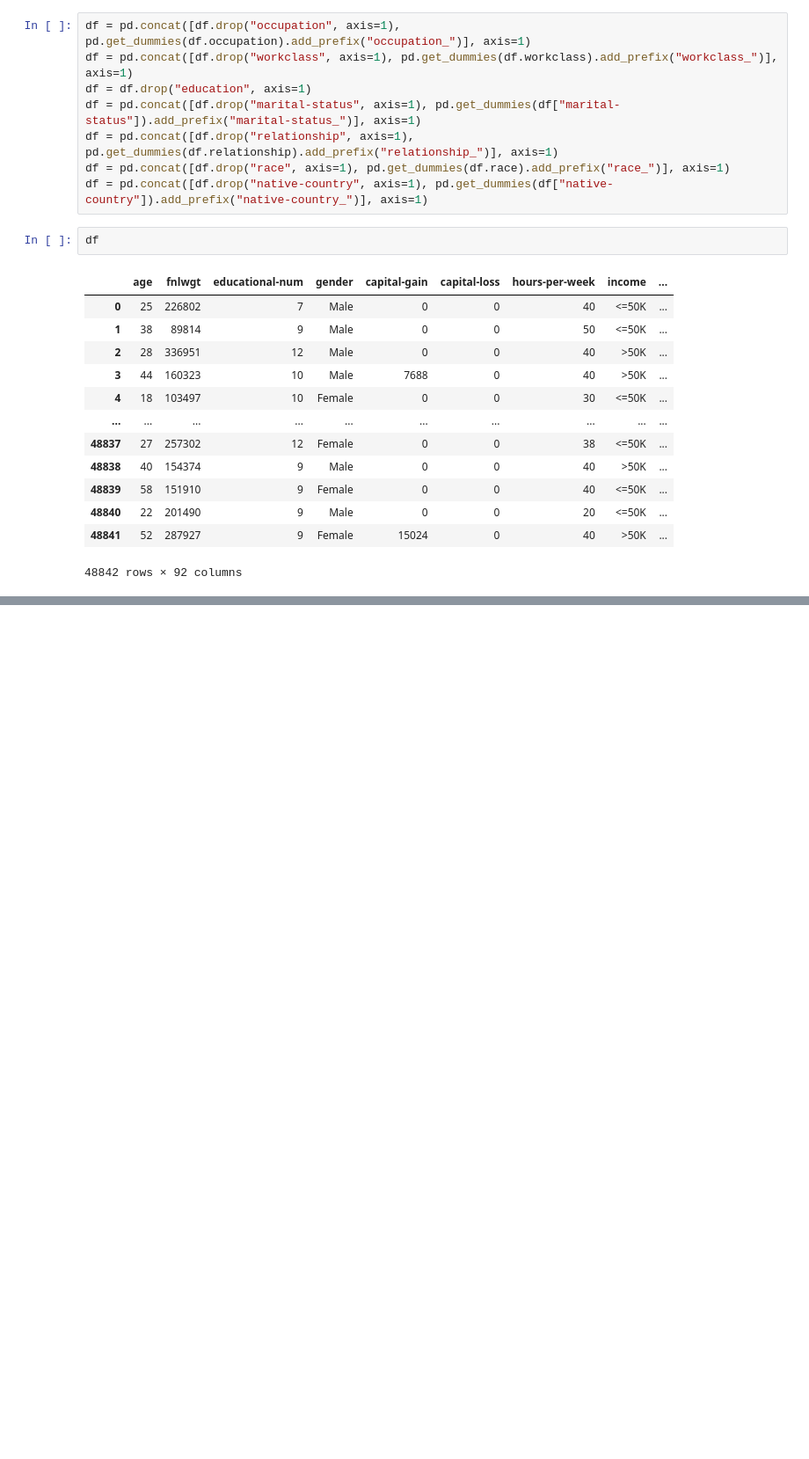
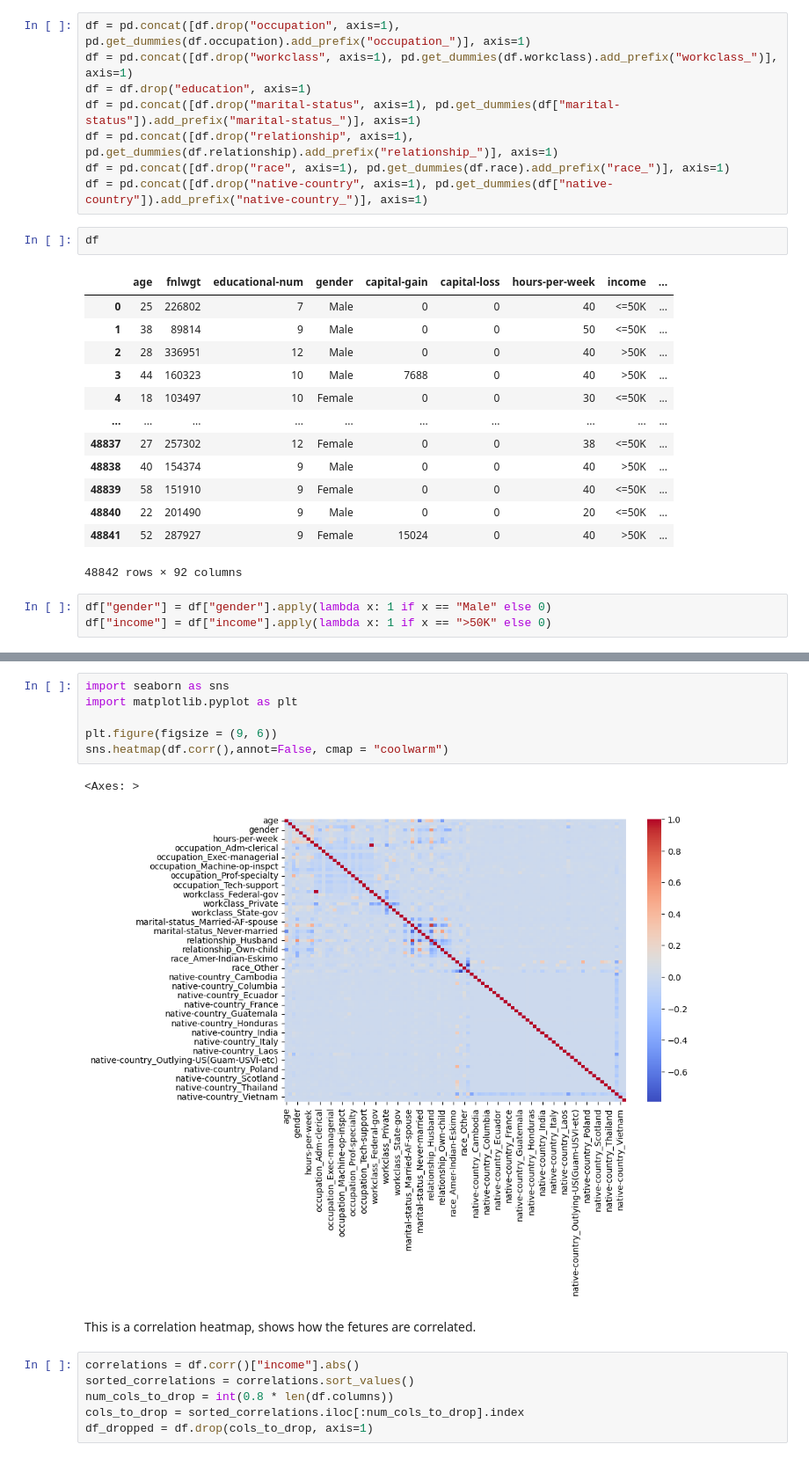
Before and after one commit to RosslanKoulli/Individuals-Income-Predictor, a Jupyter notebook: MachineLearningProject.ipynb, the cells around one changed output, grey strips where cells are left out. Shown: that part at 88% size. Drawn from its saved outputs; the diff is of its cells as text; blank space fills up the shorter version.

Commit message:
Correlation tuning

```diff
--- a/MachineLearningProject.ipynb
+++ b/MachineLearningProject.ipynb
@@ -112,3 +112,6 @@ df
 | 48840 | 22 | 201490 | 9 | Male | 0 | 0 | 20 | <=50K | ... |
 | 48841 | 52 | 287927 | 9 | Female | 15024 | 0 | 40 | >50K | ... |
 48842 rows × 92 columns
+# %%
+df["gender"] = df["gender"].apply(lambda x: 1 if x == "Male" else 0)
+df["income"] = df["income"].apply(lambda x: 1 if x == ">50K" else 0)
@@ -114,0 +138,17 @@ df
+# %%
+import seaborn as sns
+import matplotlib.pyplot as plt
+
+plt.figure(figsize = (9, 6))
+sns.heatmap(df.corr(),annot=False, cmap = "coolwarm")
+# %% [output]
+<Axes: >
+[figure, added]
+# %% [markdown]
+This is a correlation heatmap, shows how the fetures are correlated.
+# %%
+correlations = df.corr()["income"].abs()
+sorted_correlations = correlations.sort_values()
+num_cols_to_drop = int(0.8 * len(df.columns))
+cols_to_drop = sorted_correlations.iloc[:num_cols_to_drop].index
+df_dropped = df.drop(cols_to_drop, axis=1)
```
Also changed, not shown: parts of 17 cells of this notebook.
